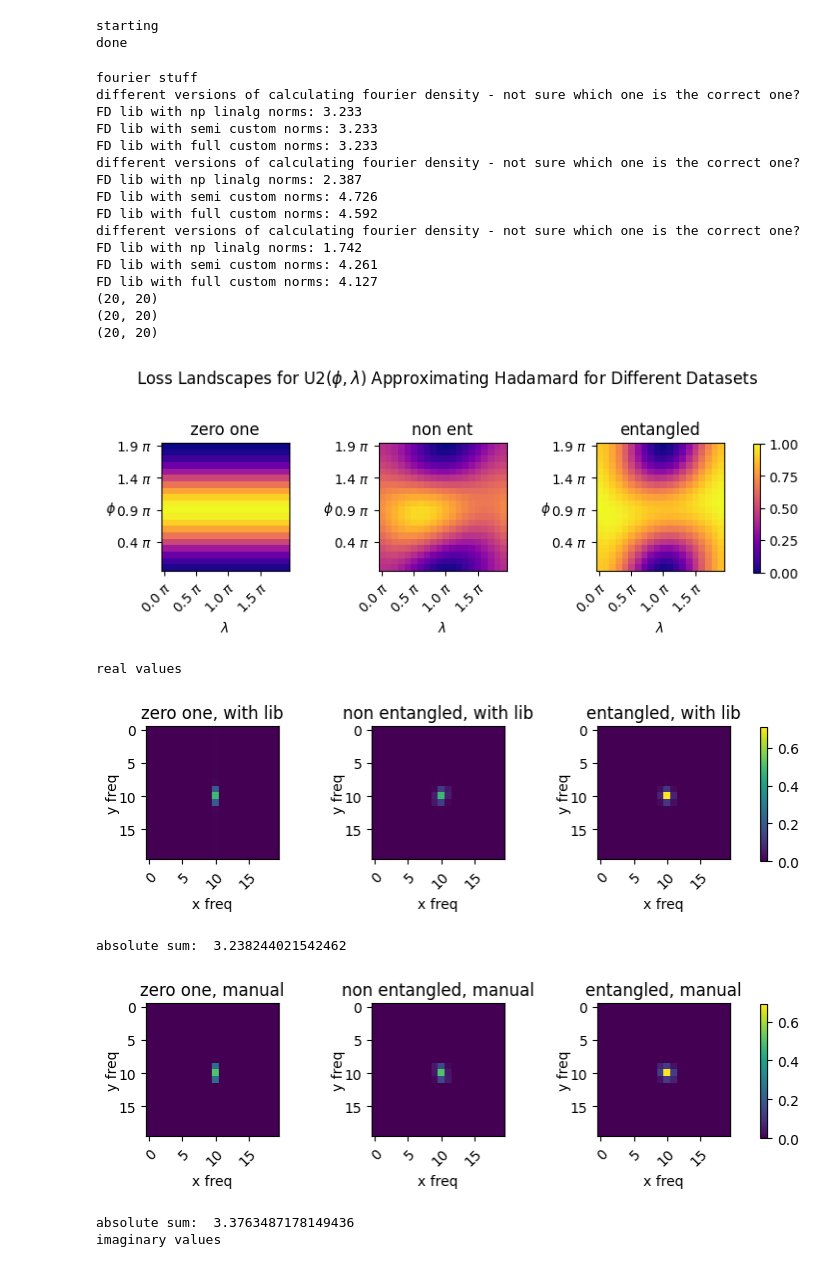
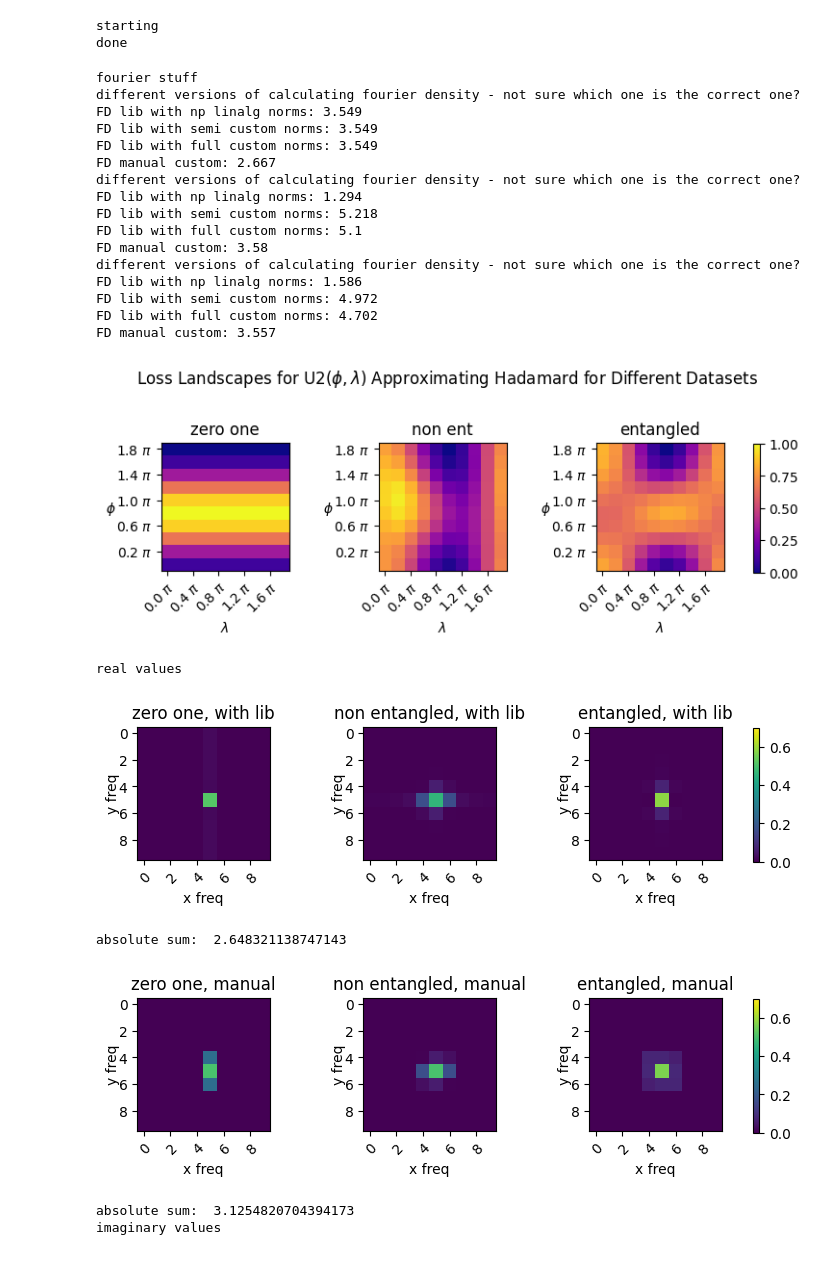
Before and after one commit to vic-it/master-thesis, a Jupyter notebook: Code/entangled_qnn_training-main/victor_thesis_experiments_nb.ipynb, the cells around one changed output. Saved outputs shown, nothing was run; the diff lists cells and outputs as text; code cells hidden in the pictures.

```diff
--- a/Code/entangled_qnn_training-main/victor_thesis_experiments_nb.ipynb
+++ b/Code/entangled_qnn_training-main/victor_thesis_experiments_nb.ipynb
@@ -117,13 +117,15 @@ for landscape in landscapes:
 # %%
 # fourier testing
 
-
-# n-dim tests 2d
+# hadamard U2
 qnn = get_qnn("CudaU2", list(range(1)), 1, device="cpu")
-unitary = torch.tensor(
-    np.array([[1, 1], [1, -1]]) / np.sqrt(2), dtype=torch.complex128, device="cpu"
-)
-num_ticks = 20
+unitary = torch.tensor(np.array([[1, 1], [1, -1]]) / np.sqrt(2), dtype=torch.complex128, device="cpu")
+############
+# phase R
+# qnn = get_qnn("CudaR", list(range(1)), 1, device="cpu")
+# unitary = torch.tensor(np.array([[1, 0], [0, 1j]]), dtype=torch.complex128, device="cpu")
+############
+num_ticks = 10
 # generate data points
 non_entangled_inputs = generate_random_datapoints(5, 1, unitary)
 entangled_inputs = generate_random_datapoints(5, 2, unitary)
@@ -151,50 +153,50 @@ print("FD manual custom:", n_e_fd)
 fourier_landscape_entangled = get_fourier_landscape(entangled_inputs, unitary, qnn,num_ticks).values
 e_fd, ent_f_plot = calc_fourier_density(landscapes[2])
 print("FD manual custom:", e_fd)
 
 # differences possibly explained by different loss landscape sampling
 plot_row(landscapes, ["zero one", "non ent","entangled"], "Hadamard", "U2", mode="default")
 print("real values")
 plot_fourier_row(np.absolute(np.array([fourier_landscape_z_o, fourier_landscape_non_entangled, fourier_landscape_entangled]).real), ["zero one, with lib", "non entangled, with lib","entangled, with lib"])
 print("absolute sum: ", np.sum(np.absolute(np.array([fourier_landscape_z_o, fourier_landscape_non_entangled, fourier_landscape_entangled]).real)))
 plot_fourier_row(np.absolute(np.array([z_o_f_plot, non_ent_f_plot, ent_f_plot]).real), ["zero one, manual", "non entangled, manual","entangled, manual"])
 print("absolute sum: ", np.sum(np.absolute(np.array([[z_o_f_plot, non_ent_f_plot, ent_f_plot]]).real)))
 
 print("imaginary values")
 plot_fourier_row(np.absolute(np.array([fourier_landscape_z_o, fourier_landscape_non_entangled, fourier_landscape_entangled]).imag), ["zero one, with lib", "non entangled, with lib","entangled, with lib"])
 print("absolute sum: ", np.sum(np.absolute(np.array([fourier_landscape_z_o, fourier_landscape_non_entangled, fourier_landscape_entangled]).imag)))
 plot_fourier_row(np.absolute(np.array([z_o_f_plot, non_ent_f_plot, ent_f_plot]).imag), ["zero one, manual", "non entangled, manual","entangled, manual"])
 print("absolute sum: ", np.sum(np.absolute(np.array([[z_o_f_plot, non_ent_f_plot, ent_f_plot]]).imag)))
 
-print("sum of both")
+print("sum of real and imaginary values")
 plot_fourier_row(np.absolute(np.array([fourier_landscape_z_o, fourier_landscape_non_entangled, fourier_landscape_entangled]).imag)+np.absolute(np.array([fourier_landscape_z_o, fourier_landscape_non_entangled, fourier_landscape_entangled]).real), ["zero one, with lib", "non entangled, with lib","entangled, with lib"])
 print("absolute sum: ", np.sum(np.absolute(np.array([fourier_landscape_z_o, fourier_landscape_non_entangled, fourier_landscape_entangled]).imag)+np.absolute(np.array([fourier_landscape_z_o, fourier_landscape_non_entangled, fourier_landscape_entangled]).real)))
 plot_fourier_row(np.absolute(np.array([z_o_f_plot, non_ent_f_plot, ent_f_plot]).imag)+np.absolute(np.array([z_o_f_plot, non_ent_f_plot, ent_f_plot]).real), ["zero one, manual", "non entangled, manual","entangled, manual"])
 print("absolute sum: ", np.sum(np.absolute(np.array([[z_o_f_plot, non_ent_f_plot, ent_f_plot]]).imag)+np.absolute(np.array([[z_o_f_plot, non_ent_f_plot, ent_f_plot]]).real)))
 # print(calc_fourier_density(landscapes[0]))
 # print(calc_fourier_density(landscapes[1]))
 # print(calc_fourier_density(landscapes[2]))
 # %% [output]
 fourier stuff
 different versions of calculating fourier density - not sure which one is the correct one?
-FD lib with np linalg norms: 3.233
-FD lib with semi custom norms: 3.233
-FD lib with full custom norms: 3.233
+FD lib with np linalg norms: 3.549
+FD lib with semi custom norms: 3.549
+FD lib with full custom norms: 3.549
+FD manual custom: 2.667
 different versions of calculating fourier density - not sure which one is the correct one?
-FD lib with np linalg norms: 2.387
-FD lib with semi custom norms: 4.726
-FD lib with full custom norms: 4.592
+FD lib with np linalg norms: 1.294
+FD lib with semi custom norms: 5.218
+FD lib with full custom norms: 5.1
+FD manual custom: 3.58
 different versions of calculating fourier density - not sure which one is the correct one?
-FD lib with np linalg norms: 1.742
-FD lib with semi custom norms: 4.261
-FD lib with full custom norms: 4.127
-(20, 20)
-(20, 20)
-(20, 20)
+FD lib with np linalg norms: 1.586
+FD lib with semi custom norms: 4.972
+FD lib with full custom norms: 4.702
+FD manual custom: 3.557
-[figure, old version]
+[figure, new version]
 real values
-[figure, old version]
+[figure, new version]
-absolute sum:  3.238244021542462
+absolute sum:  2.648321138747143
-[figure, old version]
+[figure, new version]
-absolute sum:  3.3763487178149436
+absolute sum:  3.1254820704394173
 imaginary values
```
Also changed, not shown: parts of 1 cell of this notebook, 1 other file.
